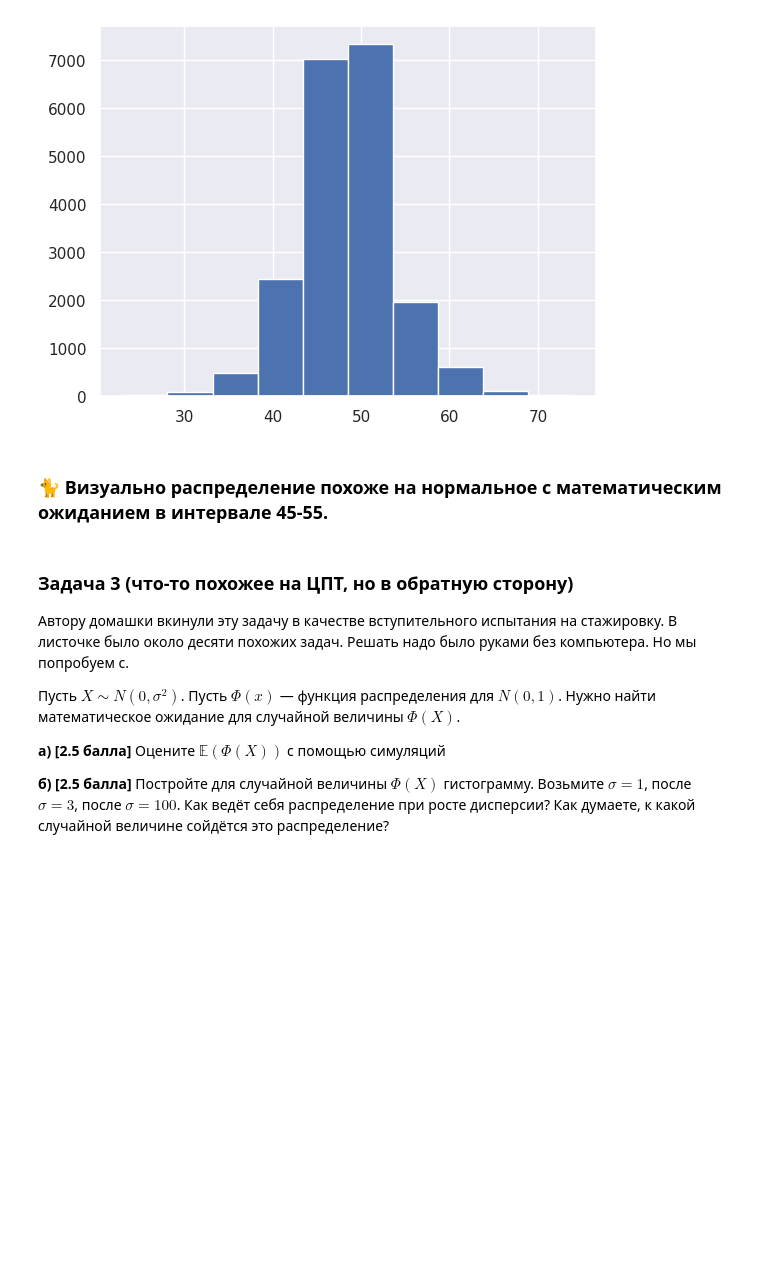
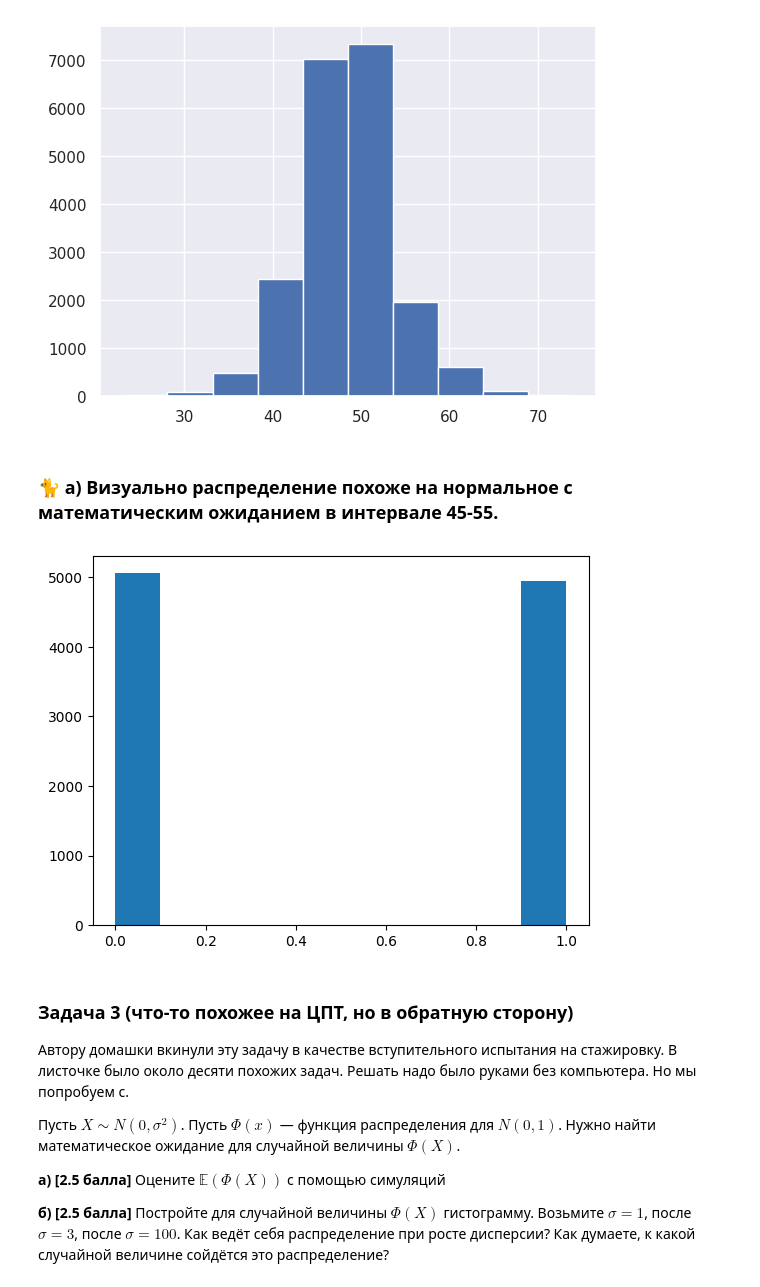
Before and after one commit to zhus-dika/math_home_works, a Jupyter notebook: hw_01_27_dzhusupova.ipynb, the cells around one changed output. Saved outputs shown, nothing was run; the diff lists cells and outputs as text; code cells hidden in the pictures; blank space fills up the shorter version.

```diff
--- a/hw_01_27_dzhusupova.ipynb
+++ b/hw_01_27_dzhusupova.ipynb
@@ -130,10 +130,11 @@ scholars_success_df = pd.DataFrame(data = {'math': [i[0] for i in scholars_succe
                                            'lang': [i[1] for i in scholars_success[0]],
                                            'n': 80})
 for i in range(1, 17):
-  scholars_success_df = pd.concat([scholars_success_df, pd.DataFrame(data = {'math': [j[0] for j in scholars_success[i]],
-                                                                             'lang': [j[1] for j in scholars_success[i]],
-                                                                             'n': 80 + i * 5
-                                                                             })])
+  scholars_success_df = pd.concat([scholars_success_df,
+                                   pd.DataFrame(data = {'math': [j[0] for j in scholars_success[i]],
+                                                        'lang': [j[1] for j in scholars_success[i]],
+                                                        'n': 80 + i * 5
+                                                        })])
 # %%
 scholars_success_df.sample(5)
 # %% [output]
@@ -150,13 +151,14 @@ sns.scatterplot(data=scholars_success_df, x='math', y='lang', hue='n', palette="
 [figure]
 # %%
 scholars_fail_df = pd.DataFrame(data = {'math': [i[0] for i in scholars_fail[0]],
-                                           'lang': [i[1] for i in scholars_fail[0]],
-                                           'n': 80})
+                                        'lang': [i[1] for i in scholars_fail[0]],
+                                        'n': 80})
 for i in range(1, 17):
-  scholars_fail_df = pd.concat([scholars_fail_df, pd.DataFrame(data = {'math': [j[0] for j in scholars_fail[i]],
-                                                                             'lang': [j[1] for j in scholars_fail[i]],
-                                                                             'n': 80 + i * 5
-                                                                             })])
+  scholars_fail_df = pd.concat([scholars_fail_df,
+                                pd.DataFrame(data = {'math': [j[0] for j in scholars_fail[i]],
+                                                     'lang': [j[1] for j in scholars_fail[i]],
+                                                     'n': 80 + i * 5
+                                                     })])
 # %%
 scholars_fail_df.sample(5)
 # %% [output]
@@ -207,9 +209,10 @@ bus_df = pd.DataFrame(data = {'interval': intervals[0],
                               'experiment': 1
                               })
 for i in range(1, 10000):
-  bus_df = pd.concat([bus_df, pd.DataFrame(data = {'interval': intervals[i],
-                                                   'experiment': i + 1
-                                                   })])
+  bus_df = pd.concat([bus_df,
+                      pd.DataFrame(data = {'interval': intervals[i],
+                                           'experiment': i + 1
+                                           })])
 # %%
 bus_df.sample(5)
 # %% [output]
@@ -225,7 +228,14 @@ bus_df.value_counts().hist()
 <Axes: >
 [figure]
 # %% [markdown]
-### 🐈 Визуально распределение похоже на нормальное с математическим ожиданием в интервале 45-55.
+### 🐈 а) Визуально распределение похоже на нормальное с математическим ожиданием в интервале 45-55.
+# %%
+rnd_bus = [sps.randint.rvs(1, len(i), size=1)[0] for i in intervals]
+# %%
+vals = [i[rnd_bus[idx]] for idx,i in enumerate(intervals)]
+plt.hist(vals);
+# %% [output]
+[figure, added]
 # %% [markdown]
 ### Задача 3 (что-то похожее на ЦПТ, но в обратную сторону)
 
```
